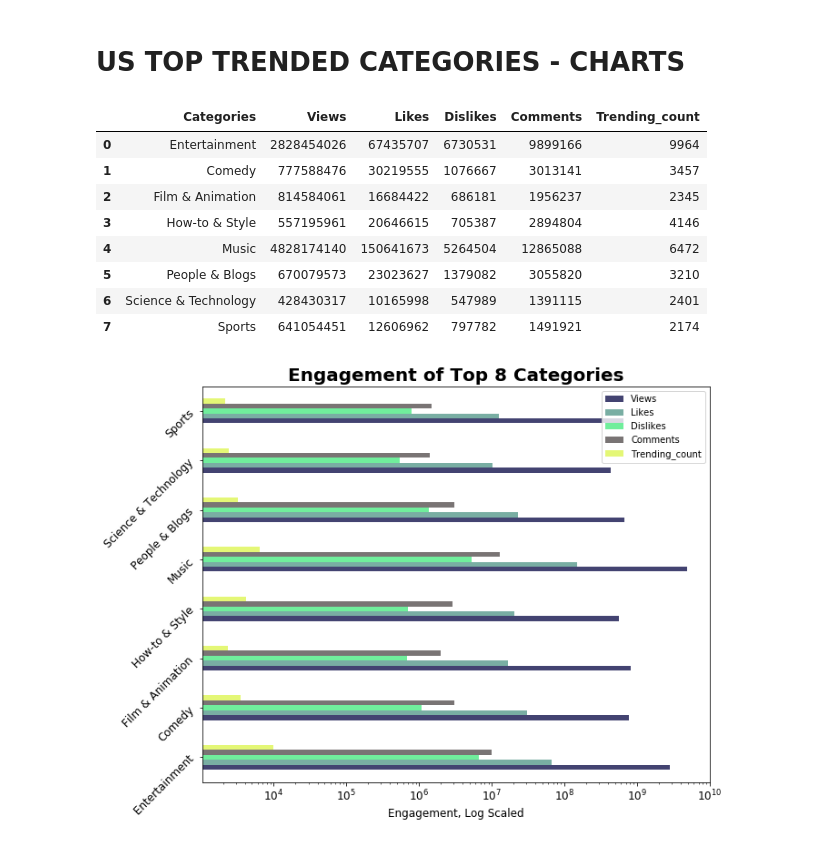
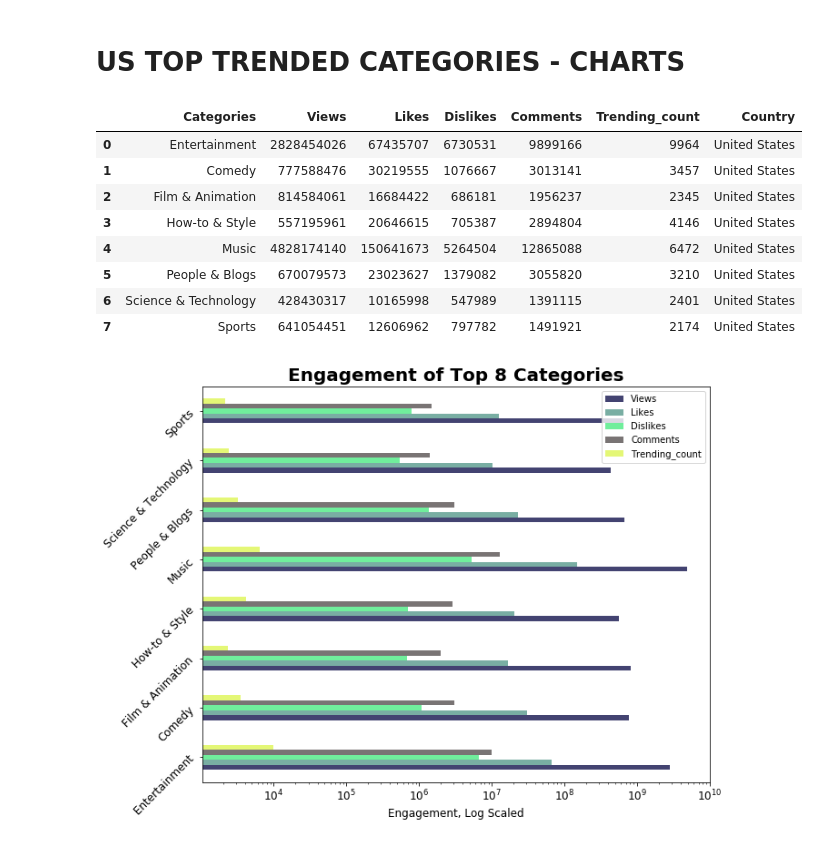
Before and after one commit to damuakula/Team06_SMUDataSci, a Jupyter notebook: PROJECT1/Youtube_Trending.ipynb, the cells around one changed output. Cells and saved outputs as stored; diff of their text form; code cells hidden in the pictures.

```diff
--- a/PROJECT1/Youtube_Trending.ipynb
+++ b/PROJECT1/Youtube_Trending.ipynb
@@ -102,23 +102,24 @@ higher_trending = USnewDF.query("Views >= 250000000")
 # %%
 #Creates a new dataframe for top categories
 Top_USnewDF = pd.DataFrame()
 Top_USnewDF["Categories"] = UShigher_views.Categories.values
 Top_USnewDF["Views"] = UShigher_views.Views.values
 Top_USnewDF["Likes"] = UShigher_likes.Likes.values
 Top_USnewDF["Dislikes"] = UShigher_dislikes.Dislikes.values
 Top_USnewDF["Comments"] = UShigher_comments.Comments.values
 Top_USnewDF["Trending_count"] = higher_trending.Trending_count.values
+Top_USnewDF["Country"] = "United States"
 Top_USnewDF
 # %% [output]
-|  | Categories | Views | Likes | Dislikes | Comments | Trending_count |
-| 0 | Entertainment | 2828454026 | 67435707 | 6730531 | 9899166 | 9964 |
-| 1 | Comedy | 777588476 | 30219555 | 1076667 | 3013141 | 3457 |
-| 2 | Film & Animation | 814584061 | 16684422 | 686181 | 1956237 | 2345 |
-| 3 | How-to & Style | 557195961 | 20646615 | 705387 | 2894804 | 4146 |
-| 4 | Music | 4828174140 | 150641673 | 5264504 | 12865088 | 6472 |
-| 5 | People & Blogs | 670079573 | 23023627 | 1379082 | 3055820 | 3210 |
-| 6 | Science & Technology | 428430317 | 10165998 | 547989 | 1391115 | 2401 |
-| 7 | Sports | 641054451 | 12606962 | 797782 | 1491921 | 2174 |
+|  | Categories | Views | Likes | Dislikes | Comments | Trending_count | Country |
+| 0 | Entertainment | 2828454026 | 67435707 | 6730531 | 9899166 | 9964 | United States |
+| 1 | Comedy | 777588476 | 30219555 | 1076667 | 3013141 | 3457 | United States |
+| 2 | Film & Animation | 814584061 | 16684422 | 686181 | 1956237 | 2345 | United States |
+| 3 | How-to & Style | 557195961 | 20646615 | 705387 | 2894804 | 4146 | United States |
+| 4 | Music | 4828174140 | 150641673 | 5264504 | 12865088 | 6472 | United States |
+| 5 | People & Blogs | 670079573 | 23023627 | 1379082 | 3055820 | 3210 | United States |
+| 6 | Science & Technology | 428430317 | 10165998 | 547989 | 1391115 | 2401 | United States |
+| 7 | Sports | 641054451 | 12606962 | 797782 | 1491921 | 2174 | United States |
 # %%
 #Horizontal Bar Chart of Engagement for Top 8 Categories
 my_colors=['#434371', '#79aea3', '#70ee9c' ,'#797474','#E4F776']
```
Also changed, not shown: parts of 7 cells of this notebook.
